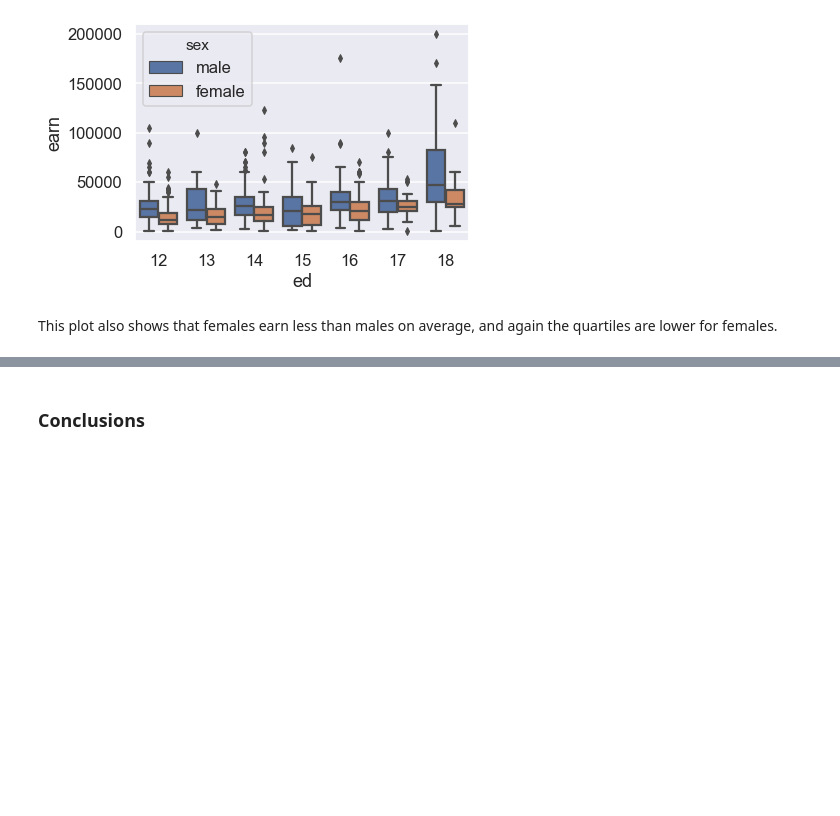
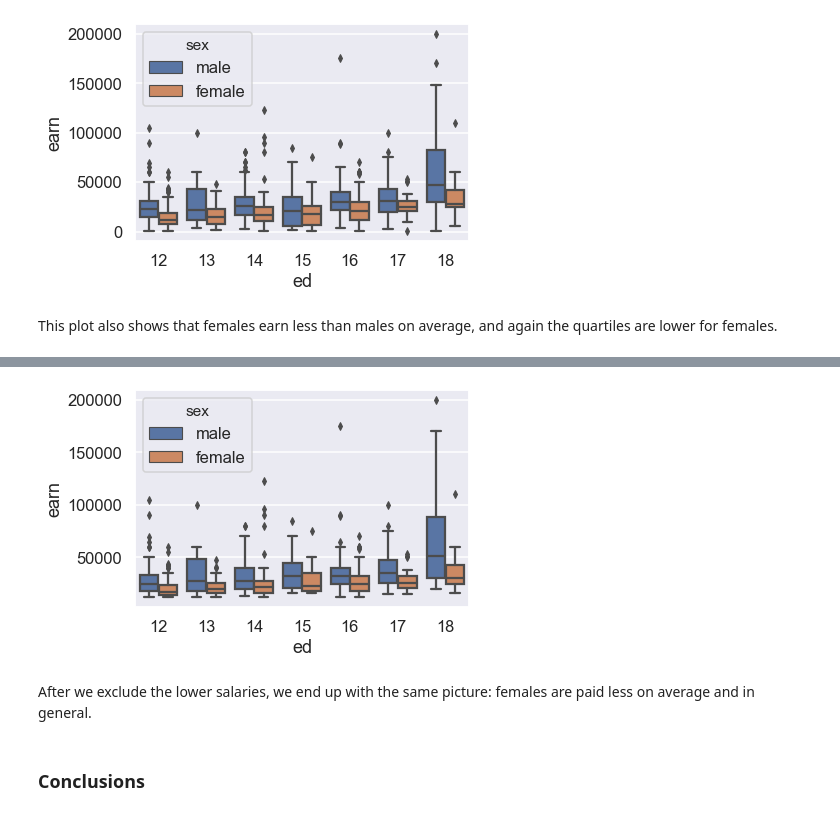
Before and after one commit to fau-masters-collected-works-cgarbin/ieee-icmla-2019-data-science-tutorial, a Jupyter notebook: 2-statistics-and-data-science.ipynb, the cells around one changed output, grey strips where cells are left out. Saved outputs shown, nothing was run; the diff lists cells and outputs as text; code cells hidden in the pictures; blank space fills up the shorter version.

```diff
--- a/2-statistics-and-data-science.ipynb
+++ b/2-statistics-and-data-science.ipynb
@@ -265,3 +300,9 @@ This plot also shows that females earn less than males on average, and again the
+# %%
+sns.boxplot(data=salaries[~lower_salaries], x='ed', y='earn', hue='sex');
+# %% [output]
+[figure, added]
+# %% [markdown]
+After we exclude the lower salaries, we end up with the same picture: females are paid less on average and in general.
 # %% [markdown]
 ### Conclusions
 # %% [markdown]
```
Also changed, not shown: parts of 6 cells of this notebook.
